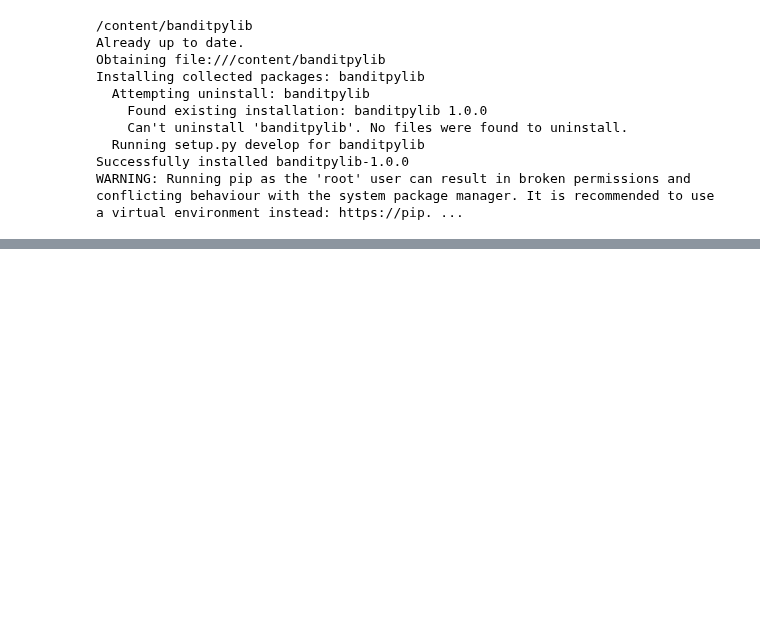
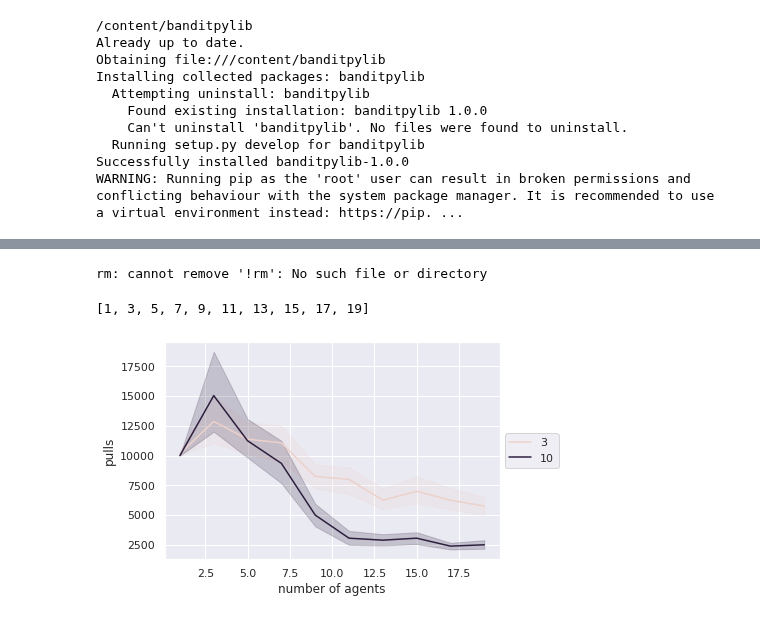
Before and after one commit to Alanthink/banditpylib, a Jupyter notebook: examples/example_collaborative.ipynb, the cells around one changed output, grey strips where cells are left out. Cells and saved outputs as stored; diff of their text form; code cells hidden in the pictures; blank space fills up the shorter version.

```diff
--- a/examples/example_collaborative.ipynb
+++ b/examples/example_collaborative.ipynb
@@ -109,0 +149,38 @@ plt.show()
+# %%
+game1 = CollaborativeLearningProtocol(bandit=bandit, learners=learners1)
+game1.play(trials=trials, output_filename="trial_outputs1.txt")
+data_df1 = trials_to_dataframe("trial_outputs1.txt")
+game2 = CollaborativeLearningProtocol(bandit=bandit, learners=learners2)
+game2.play(trials=trials, output_filename="trial_outputs2.txt")
+data_df2 = trials_to_dataframe("trial_outputs2.txt")
+!rm trial_outputs1.txt !rm trial_outputs2.txt
+# %% [output]
+rm: cannot remove '!rm': No such file or directory
+# %%
+def get_rounds_from_learner_name(learner):
+  i = int(learner.split()[0][-1])
+  if i==1:
+    return rounds1
+  return rounds2
+
+def get_num_agents_from_learner_name(learner):
+  i = int(learner.split()[-1])
+  return num_agents[i-1]
+# %%
+num_agents
+# %% [output]
+[1, 3, 5, 7, 9, 11, 13, 15, 17, 19]
+# %%
+data_df = pd.concat([data_df1, data_df2])
+data_df["rounds"] = data_df["learner"].apply(get_rounds_from_learner_name)
+data_df["num_agents"] = data_df["learner"].apply(get_num_agents_from_learner_name)
+# %%
+fig = plt.figure()
+ax = plt.subplot(111)
+sns.lineplot(x='num_agents', y='total_actions', hue='rounds', data=data_df)
+plt.ylabel('pulls')
+plt.xlabel('number of agents')
+ax.legend(loc='center left', bbox_to_anchor=(1, 0.5))
+plt.show()
+# %% [output]
+[figure, added]
```
Also changed, not shown: parts of 7 cells of this notebook.
